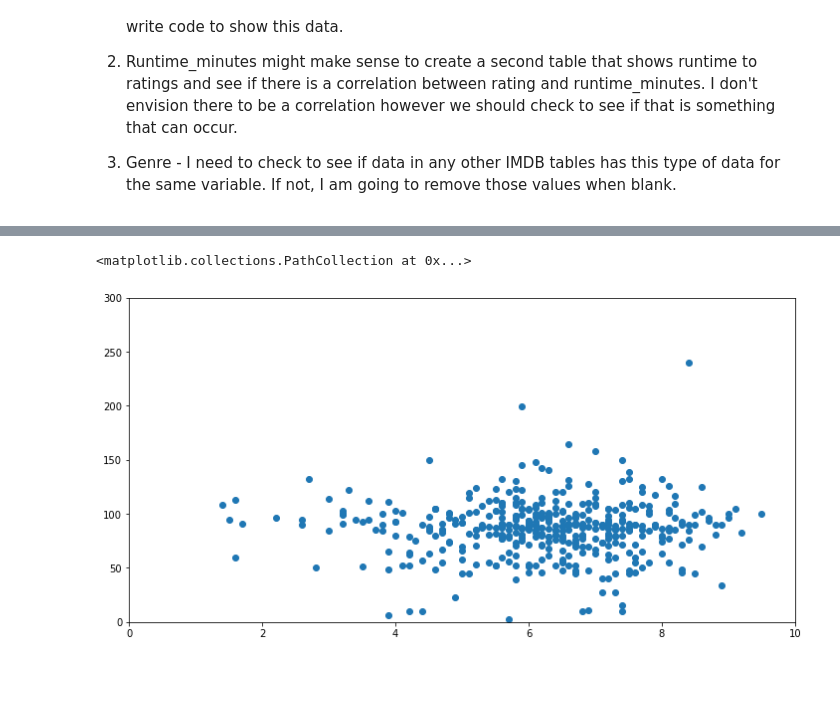
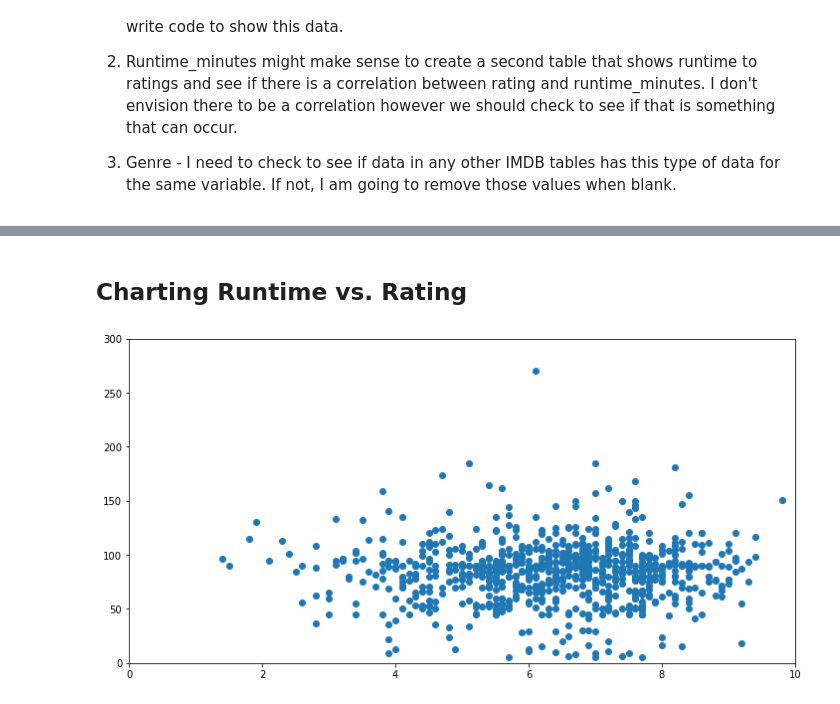
Before and after one commit to meowkaiser/STRONGEST_Project1, a Jupyter notebook: imbd_title_ratings_basics.ipynb, the cells around one changed output, grey strips where cells are left out. Cells and saved outputs as stored; diff of their text form; code cells hidden in the pictures; blank space fills up the shorter version.

```diff
--- a/imbd_title_ratings_basics.ipynb
+++ b/imbd_title_ratings_basics.ipynb
@@ -141,0 +157,2 @@ Once we've combined the two data sets that combined the primary keys (tconst_tb)
+# %%
+df_combined.dropna(subset=['genres'], inplace=True)
@@ -141,0 +161,24 @@ Once we've combined the two data sets that combined the primary keys (tconst_tb)
+# %%
+gen_unique = list((df_combined['genres']))
+len(gen_unique)
+
+genre_list_total = []
+unique_gen = []
+total_genre = []
+a = []
+b = []
+c = []
+
+for genre in gen_unique:
+    genre_list_total.append(genre.split(","))
+
+print((genre_list_total)[0])
+len((genre_list_total))
+
+df_combined['genre_unique'] = genre_list_total
+
+for x in genre_list_total:
+    total_genre = total_genre + x
+
+unique_gen = list(set(total_genre))
+unique_gen
@@ -142,18 +288,21 @@ Once we've combined the two data sets that combined the primary keys (tconst_tb)
+# %% [markdown]
+## Charting Runtime vs. Rating
 # %%
-## Graphing the data analysis between runetime and averagerating.
+## Graphing the data analysis between runetime and averagerating
+## before cleaning up to get an idea of the data.
 
-x = df_combined['runtime_minutes'].sample(500)
-y = df_combined['averagerating'].sample(500)
+x = df_combined['runtime_minutes'].sample(1000)
+y = df_combined['averagerating'].sample(1000)
 
 fig, ax = plt.subplots(figsize=(12, 6))
 ax.set_ylim(0, 300)
 ax.set_xlim(0, 10)
 
-ax.scatter(y,x)
+ax.scatter(y,x);
 
 ## I'm definitely not happy with this graph but it kind of shows that there are ALL ranges
-## of scores across all different movie lengths. There isn't a clear correlation
-## between runtime and score.
+## of scores across all different movie lengths. A relatively flat scatter plot like
+## the below indicates there is very little or no correlation between
+## the runtime and rating.
 # %% [output]
-<matplotlib.collections.PathCollection at 0x...>
-[figure, old version]
+[figure, new version]
```
Also changed, not shown: parts of 21 cells of this notebook.
